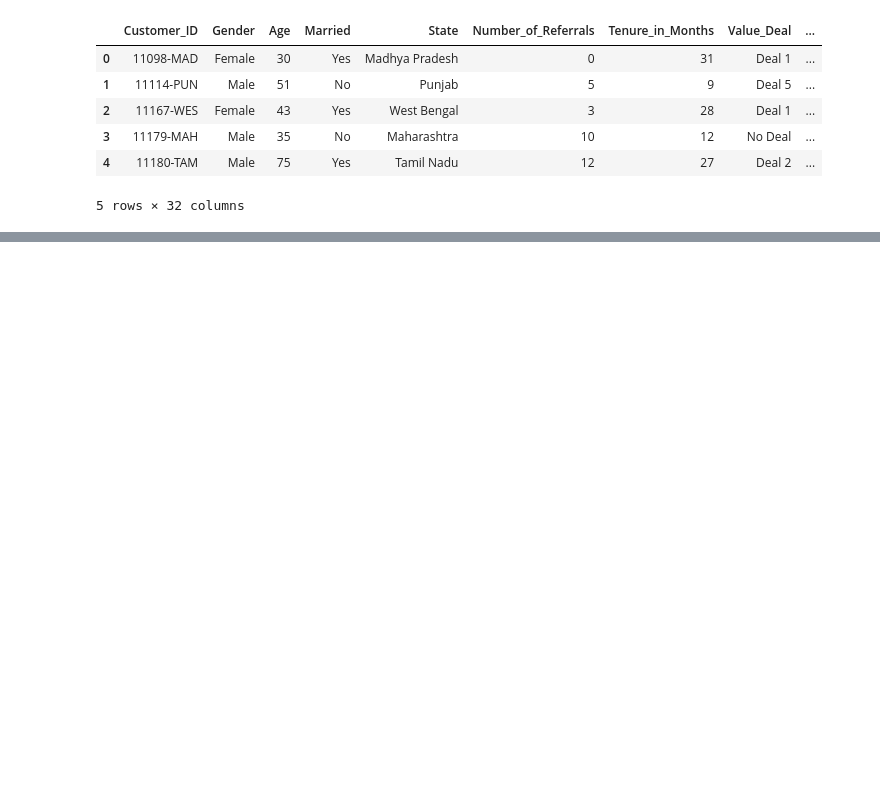
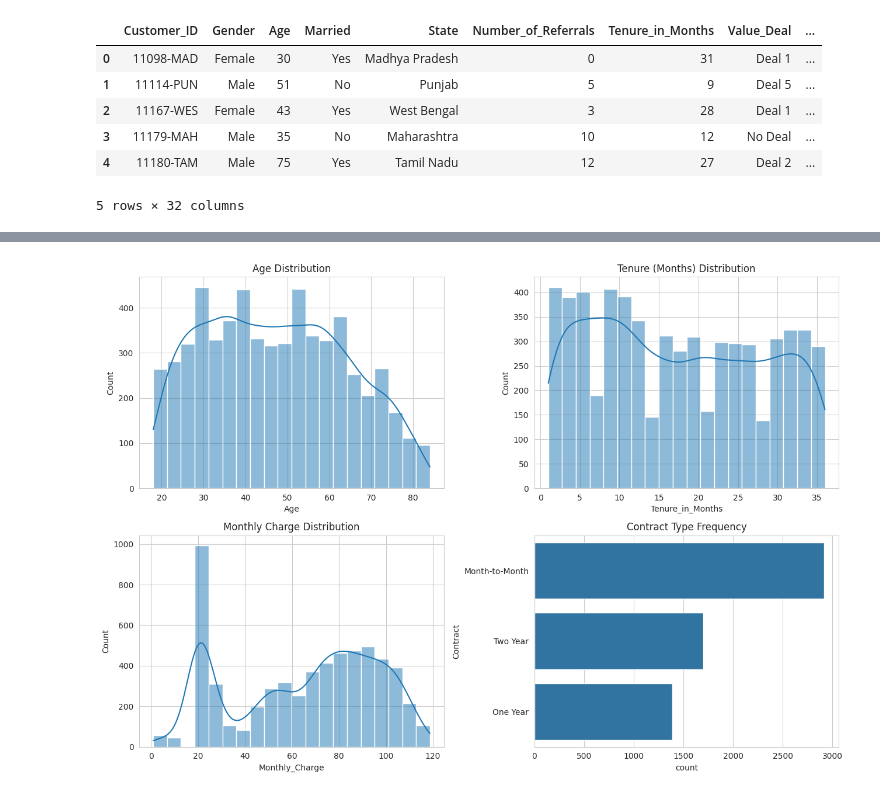
Before and after one commit to renunegii/customer-churn-analysis, a Jupyter notebook: customer_churn.ipynb, the cells around one changed output, grey strips where cells are left out. Drawn from its saved outputs; the diff is of its cells as text; code cells hidden in the pictures; blank space fills up the shorter version.

Commit message:
visualization of age, tenue, monthy charge and contract type

```diff
--- a/customer_churn.ipynb
+++ b/customer_churn.ipynb
@@ -25,0 +68,4 @@ df.head()
+# %%
+df.columns = df.columns.str.strip()
+churn_df = df[df['Customer_Status'].isin(['Churned', 'Stayed'])]
+churn_df.tail()
@@ -25,0 +80,21 @@ df.head()
+# %%
+sns.set_style('whitegrid')
+fig, axes = plt.subplots(2, 2, figsize=(13, 9))
+
+sns.histplot(churn_df['Age'], bins=20, kde=True, ax=axes[0,0])
+axes[0,0].set_title('Age Distribution')
+
+sns.histplot(churn_df['Tenure_in_Months'], bins=20, kde=True, ax=axes[0,1])
+axes[0,1].set_title('Tenure (Months) Distribution')
+
+sns.histplot(churn_df['Monthly_Charge'], bins=20, kde=True, ax=axes[1,0])
+axes[1,0].set_title('Monthly Charge Distribution')
+
+order = churn_df['Contract'].value_counts().index
+sns.countplot(data=churn_df, y='Contract', order=order, ax=axes[1,1])
+axes[1,1].set_title('Contract Type Frequency')
+
+plt.tight_layout()
+plt.show()
+# %% [output]
+[figure, added]
```
Also changed, not shown: parts of 6 cells of this notebook.
